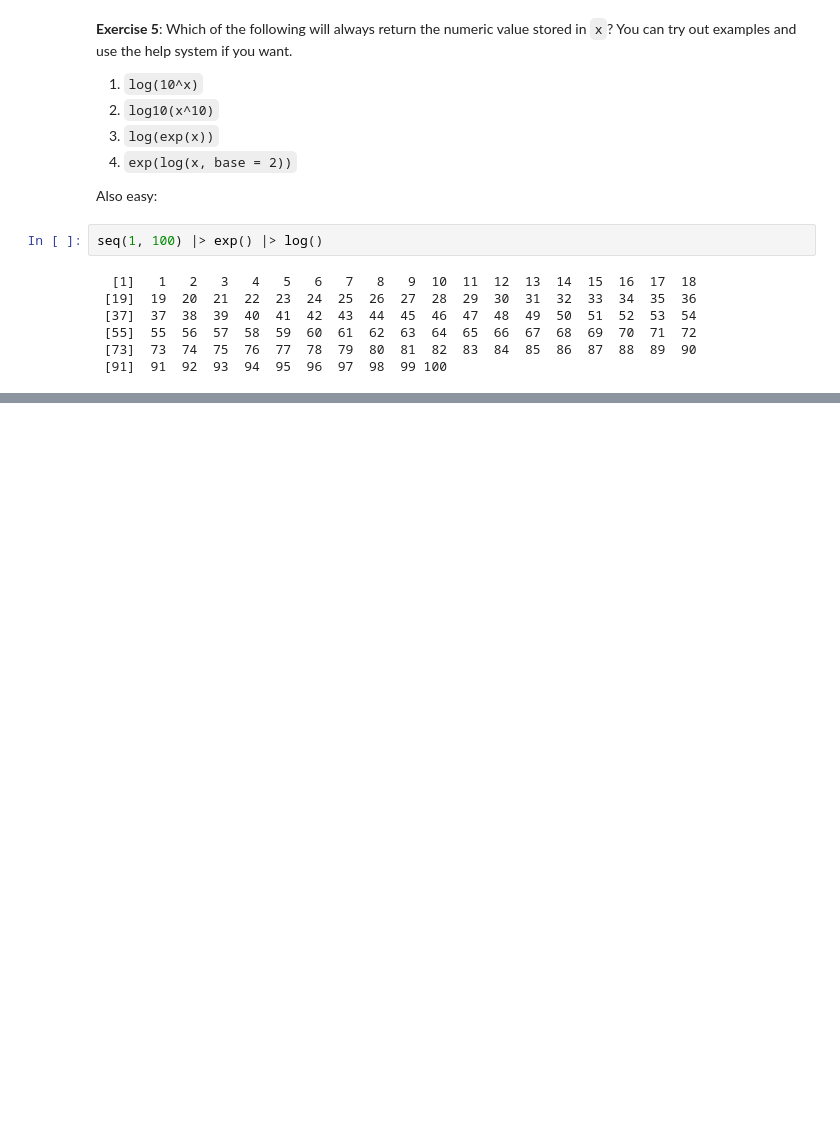
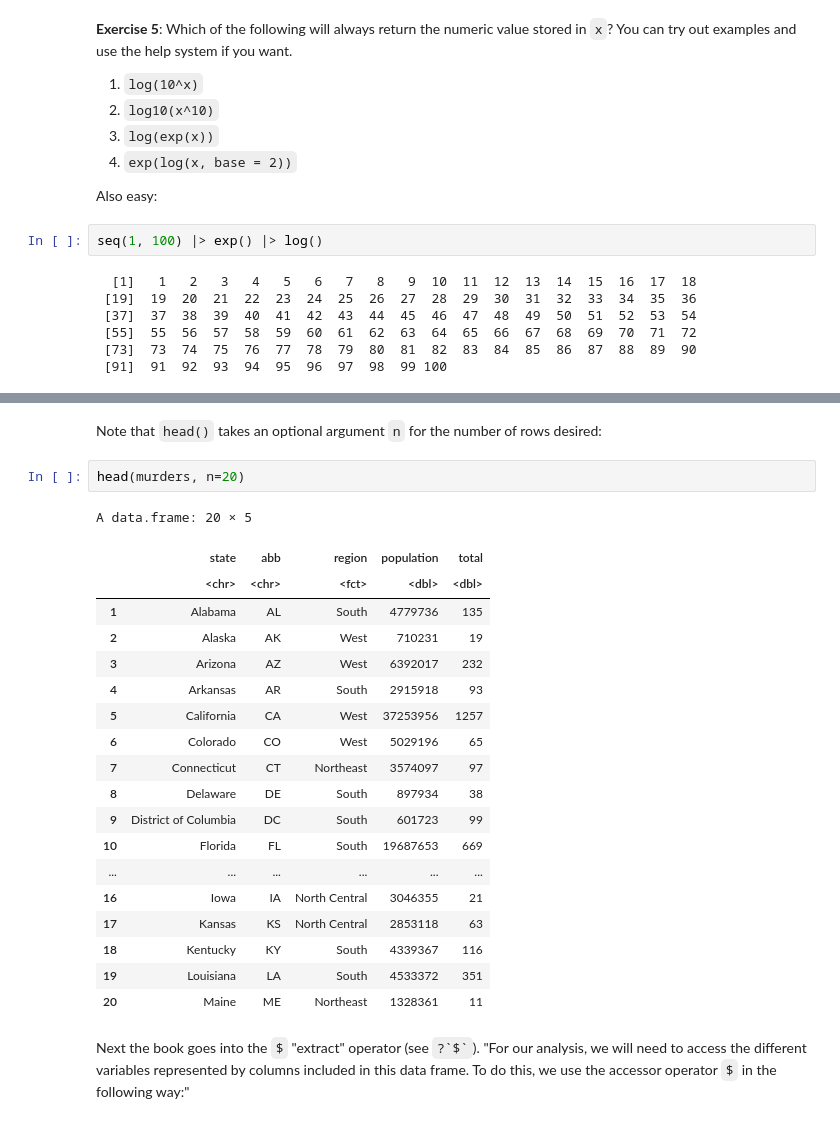
Before and after one commit to readyready15728/data-wrangling-and-visualization-with-r, a Jupyter notebook: 02_r_basics/02_r_basics.ipynb, the cells around one changed output, grey strips where cells are left out. Saved outputs shown, nothing was run; the diff lists cells and outputs as text; blank space fills up the shorter version.

```diff
--- a/02_r_basics/02_r_basics.ipynb
+++ b/02_r_basics/02_r_basics.ipynb
@@ -423,0 +491,26 @@ seq(1, 100) |> exp() |> log()
+# %% [markdown]
+Note that `head()` takes an optional argument `n` for the number of rows desired:
+# %%
+head(murders, n=20)
+# %% [output]
+A data.frame: 20 × 5
+|  | state | abb | region | population | total |
+|  | <chr> | <chr> | <fct> | <dbl> | <dbl> |
+| 1 | Alabama | AL | South | 4779736 | 135 |
+| 2 | Alaska | AK | West | 710231 | 19 |
+| 3 | Arizona | AZ | West | 6392017 | 232 |
+| 4 | Arkansas | AR | South | 2915918 | 93 |
+| 5 | California | CA | West | 37253956 | 1257 |
+| 6 | Colorado | CO | West | 5029196 | 65 |
+| 7 | Connecticut | CT | Northeast | 3574097 | 97 |
+| 8 | Delaware | DE | South | 897934 | 38 |
+| 9 | District of Columbia | DC | South | 601723 | 99 |
+| 10 | Florida | FL | South | 19687653 | 669 |
+| ... | ... | ... | ... | ... | ... |
+| 16 | Iowa | IA | North Central | 3046355 | 21 |
+| 17 | Kansas | KS | North Central | 2853118 | 63 |
+| 18 | Kentucky | KY | South | 4339367 | 116 |
+| 19 | Louisiana | LA | South | 4533372 | 351 |
+| 20 | Maine | ME | Northeast | 1328361 | 11 |
+# %% [markdown]
+Next the book goes into the `$` "extract" operator (see `` ?`$` ``). "For our analysis, we will need to access the different variables represented by columns included in this data frame. To do this, we use the accessor operator `$` in the following way:"
```
Also changed, not shown: parts of 101 cells of this notebook.
